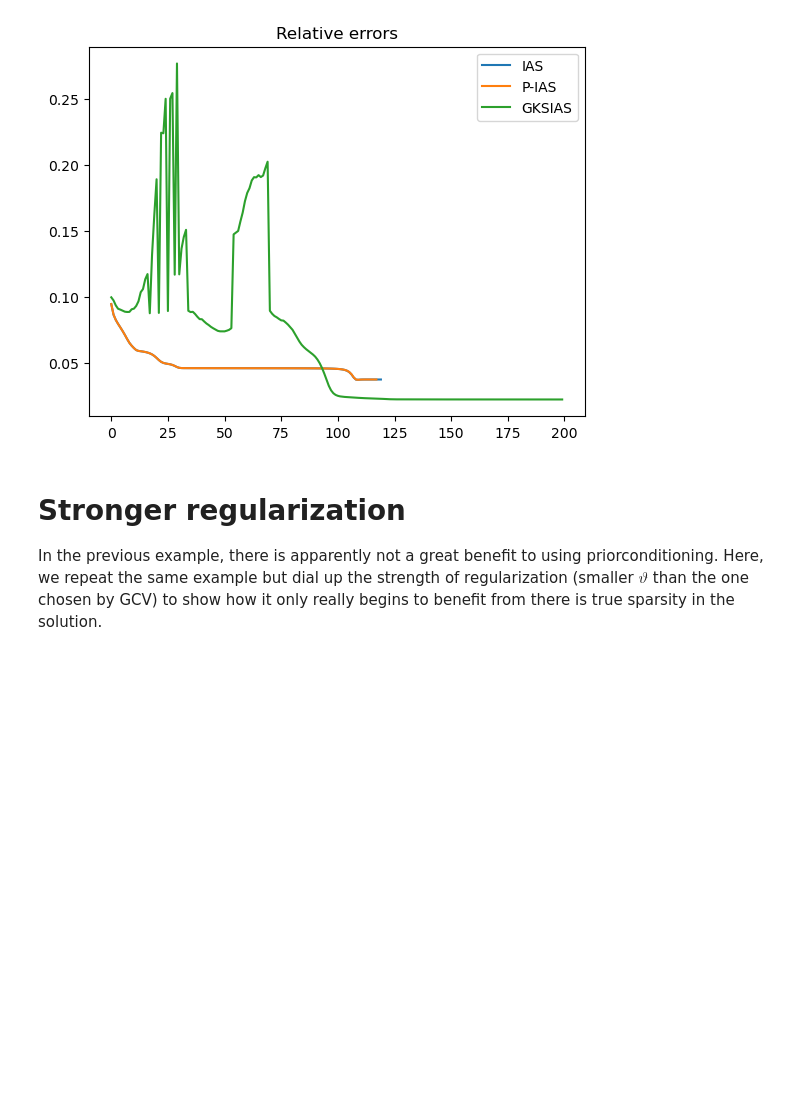
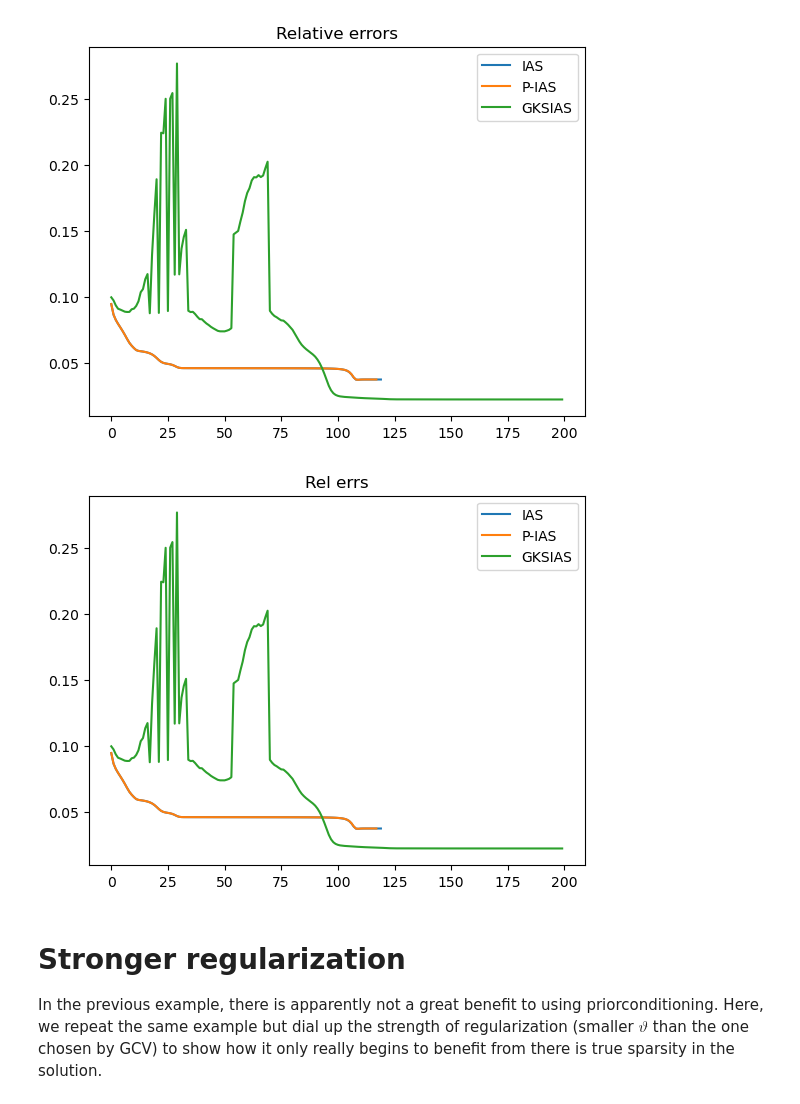
Before and after one commit to mpasha3/IRLS_prec_GSBL, a Jupyter notebook: 1d_deblurring.ipynb, the cells around one changed output. Saved outputs shown, nothing was run; the diff lists cells and outputs as text; code cells hidden in the pictures; blank space fills up the shorter version.

```diff
--- a/1d_deblurring.ipynb
+++ b/1d_deblurring.ipynb
@@ -162,10 +162,12 @@ plt.show()
 # %%
 plt.plot(ias_data["rel_errs"], label="IAS")
 plt.plot(pias_data["rel_errs"], label="P-IAS")
 plt.plot(gks_data["relError"], label="GKSIAS")
 plt.legend()
-plt.title("Title")
+plt.title("Rel errs")
 plt.show()
+# %% [output]
+[figure, added]
 # %% [markdown]
 # Stronger regularization
 
```
Also changed, not shown: parts of 10 cells of this notebook, 1 other file.
